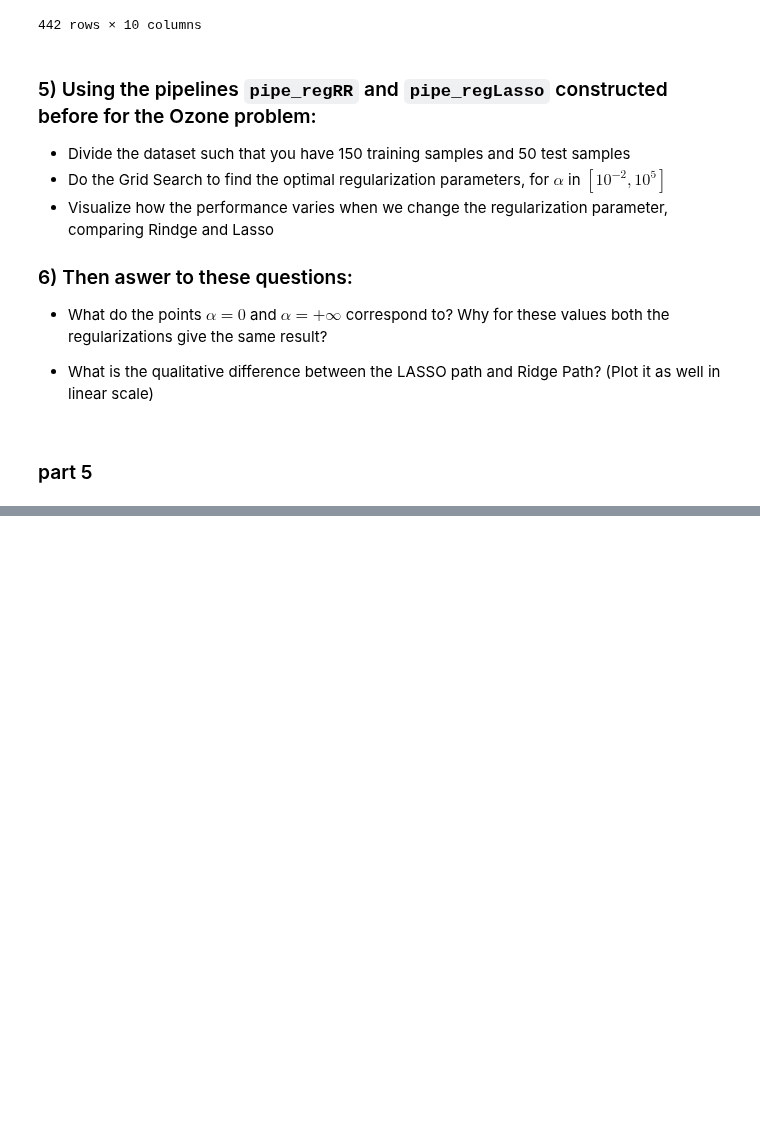
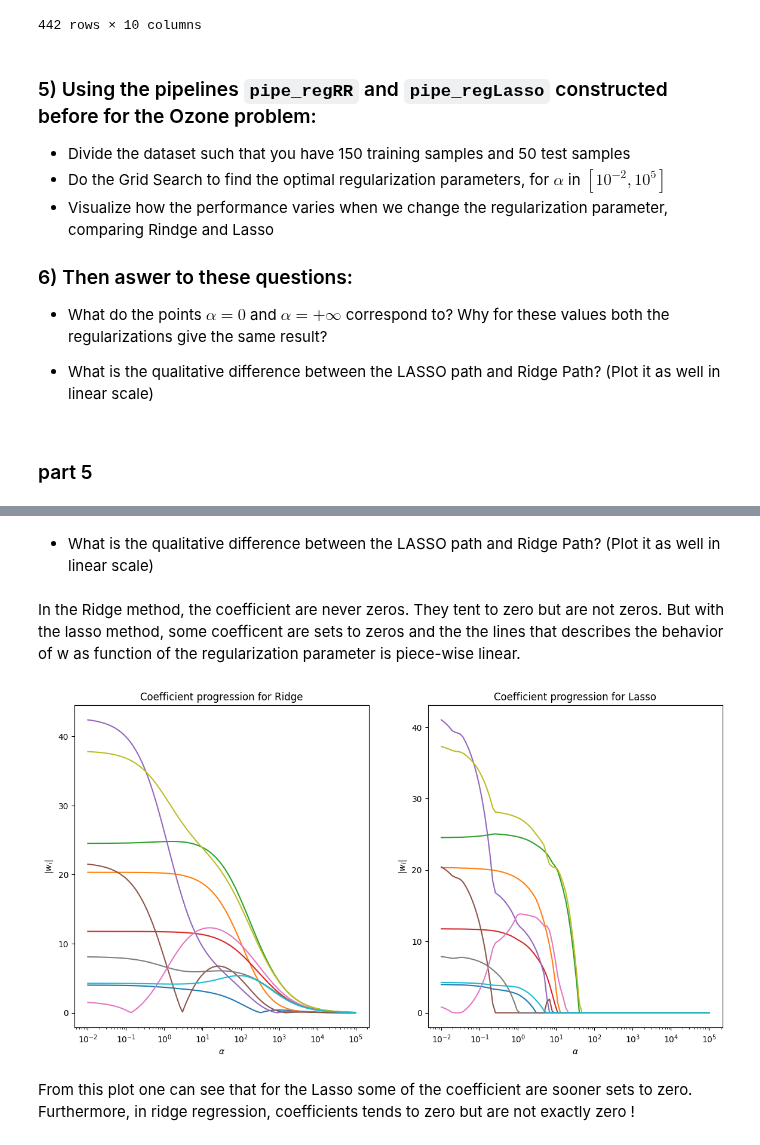
Before and after one commit to roduit/FundamentalLearningEPFL, a Jupyter notebook: TP6/[exercise]ols-ridge-lasso.ipynb, the cells around one changed output, grey strips where cells are left out. Saved outputs shown, nothing was run; the diff lists cells and outputs as text; code cells hidden in the pictures; blank space fills up the shorter version.

```diff
--- a/TP6/[exercise]ols-ridge-lasso.ipynb
+++ b/TP6/[exercise]ols-ridge-lasso.ipynb
@@ -528,0 +579,39 @@ GridSearchCV(cv=ShuffleSplit(n_splits=30, random_state=1, test_size=0.05, train_
+# %% [markdown]
+- What is the qualitative difference between the LASSO path and Ridge Path? (Plot it as well in linear scale)
+# %% [markdown]
+In the Ridge method, the coefficient are never zeros. They tent to zero but are not zeros. But with the lasso method, some coefficent are sets to zeros and the the lines that describes the behavior of w as function of the regularization parameter is piece-wise linear.
+# %%
+alphas = np.logspace(-2,5,100)
+all_w_ridge = []
+all_w_lasso = []
+for alpha in alphas:
+    regRR = linear_model.Ridge(alpha=alpha)
+    regLasso = linear_model.Lasso(alpha=alpha)
+    pipe_RR = make_pipeline(preprocessing.StandardScaler(), regRR)
+    pipe_lasso = make_pipeline(preprocessing.StandardScaler(), regLasso)
+    pipe_lasso.fit(XTrain, yTrain)
+    pipe_RR.fit(XTrain, yTrain)
+    all_w_ridge.append(pipe_RR['ridge'].coef_)
+    all_w_lasso.append(pipe_lasso['lasso'].coef_)
+all_w_ridge = np.array(np.abs(all_w_ridge))
+all_w_lasso = np.array(np.abs(all_w_lasso))
+# %%
+plt.figure(figsize=(14,7))
+plt.subplot(121)
+for i in range(all_w_ridge.shape[1]):
+    plt.plot(alphas, all_w_ridge[:,i])
+    plt.semilogx()
+    plt.title('Coefficient progression for Ridge')
+    plt.ylabel('|$w_i$|')
+    plt.xlabel('$\\alpha$')
+plt.subplot(122)
+for i in range(all_w_ridge.shape[1]):
+    plt.plot(alphas, all_w_lasso[:,i])
+    plt.semilogx()
+    plt.title('Coefficient progression for Lasso')
+    plt.ylabel('|$w_i$|')
+    plt.xlabel('$\\alpha$')
+# %% [output]
+[figure, added]
+# %% [markdown]
+From this plot one can see that for the Lasso some of the coefficient are sooner sets to zero. Furthermore, in ridge regression, coefficients tends to zero but are not exactly zero !
```
Also changed, not shown: parts of 9 cells of this notebook.
